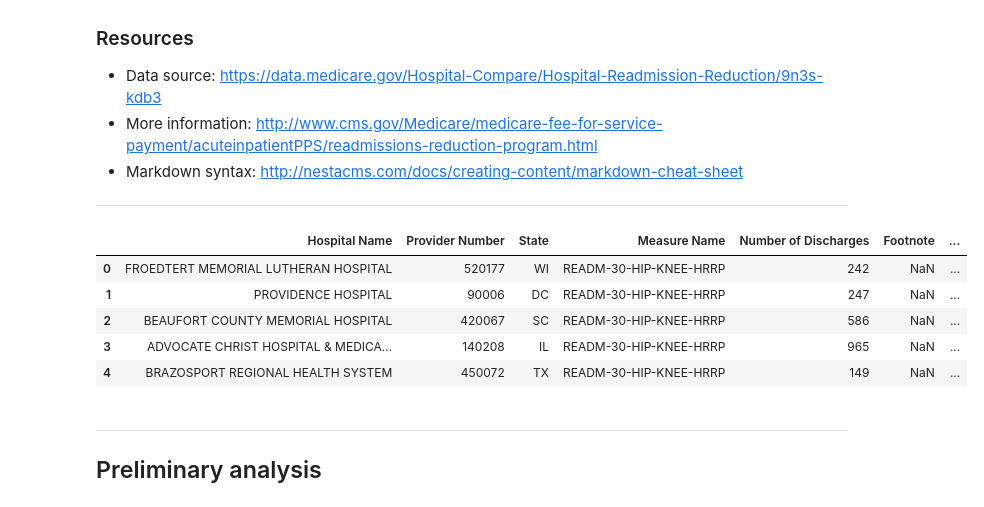
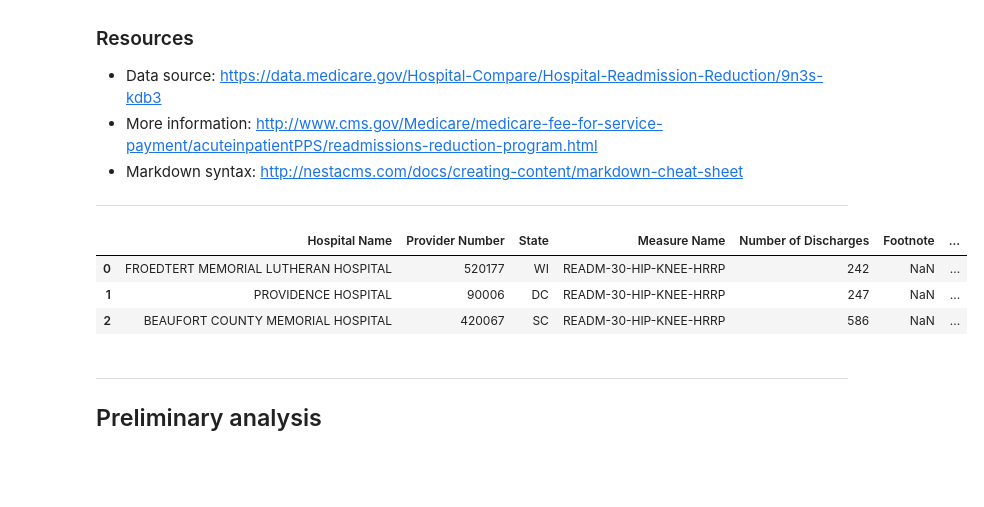
Before and after one commit to Naveed1842/data-science-intensive-2, a Jupyter notebook: statistics project 3/sliderule_dsi_inferential_statistics_exercise_3.ipynb, the cells around one changed output. Saved outputs shown, nothing was run; the diff lists cells and outputs as text; code cells hidden in the pictures; blank space fills up the shorter version.

```diff
--- a/statistics project 3/sliderule_dsi_inferential_statistics_exercise_3.ipynb
+++ b/statistics project 3/sliderule_dsi_inferential_statistics_exercise_3.ipynb
@@ -28,14 +28,12 @@ from scipy import stats
 # %%
 # read in readmissions data provided
 hospital_read_df = pd.read_csv('data/cms_hospital_readmissions.csv')
-hospital_read_df.head(5)
+hospital_read_df.head(3)
 # %% [output]
 |  | Hospital Name | Provider Number | State | Measure Name | Number of Discharges | Footnote | ... |
 | 0 | FROEDTERT MEMORIAL LUTHERAN HOSPITAL | 520177 | WI | READM-30-HIP-KNEE-HRRP | 242 | NaN | ... |
 | 1 | PROVIDENCE HOSPITAL | 90006 | DC | READM-30-HIP-KNEE-HRRP | 247 | NaN | ... |
 | 2 | BEAUFORT COUNTY MEMORIAL HOSPITAL | 420067 | SC | READM-30-HIP-KNEE-HRRP | 586 | NaN | ... |
-| 3 | ADVOCATE CHRIST HOSPITAL & MEDICA... | 140208 | IL | READM-30-HIP-KNEE-HRRP | 965 | NaN | ... |
-| 4 | BRAZOSPORT REGIONAL HEALTH SYSTEM | 450072 | TX | READM-30-HIP-KNEE-HRRP | 149 | NaN | ... |
 # %% [markdown]
 ****
 ## Preliminary analysis
```
Also changed, not shown: parts of 7 cells of this notebook.
